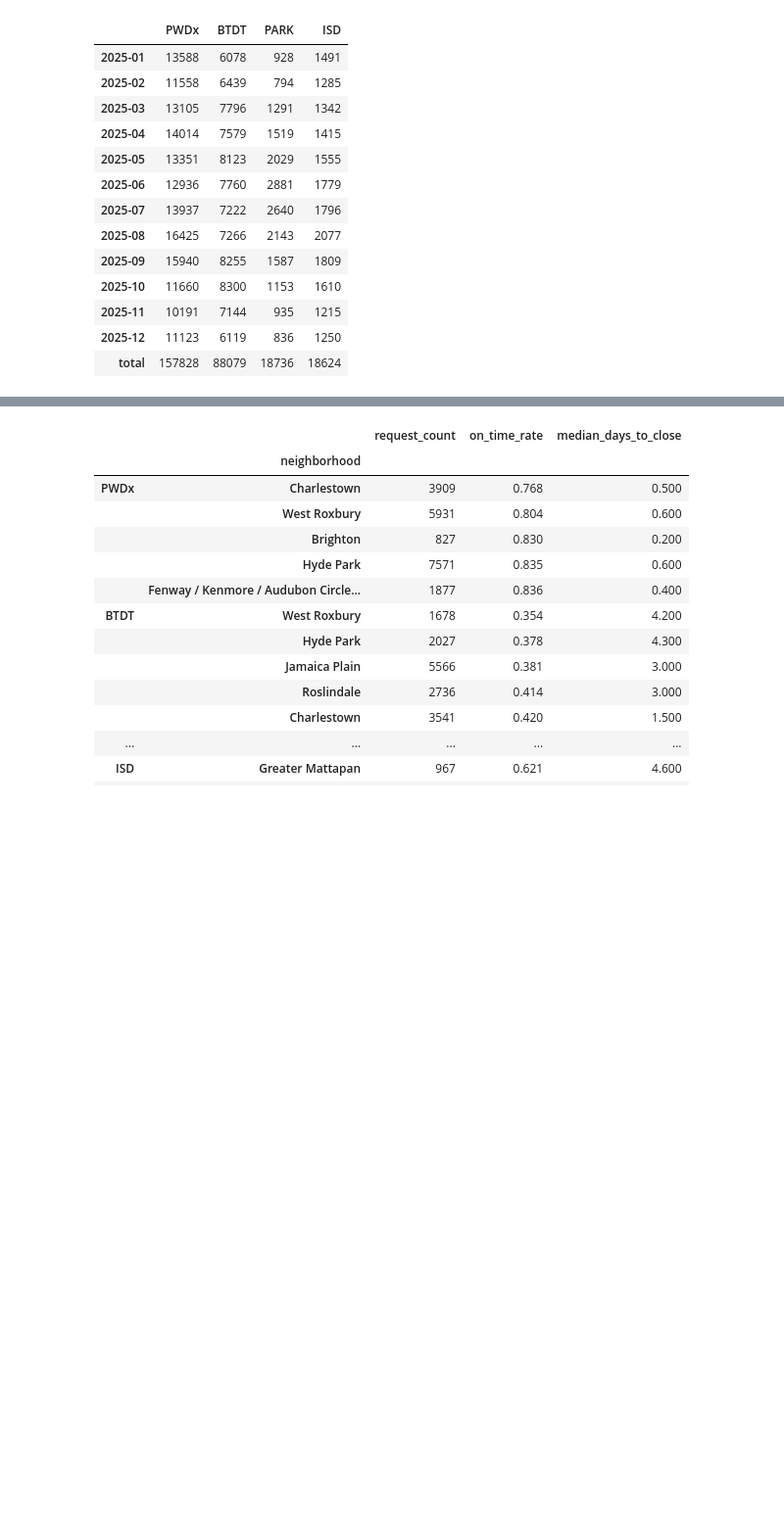
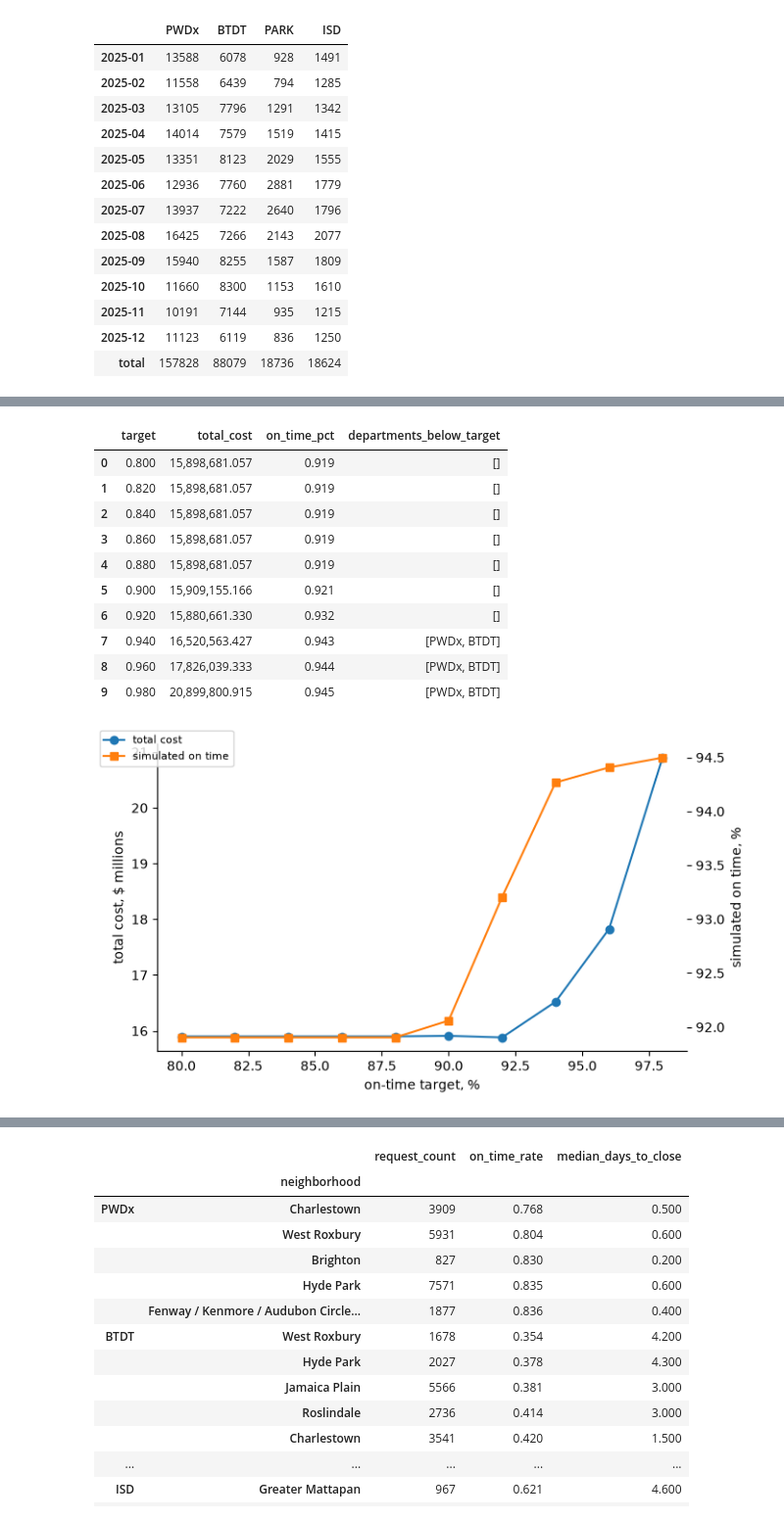
Before and after one commit to nishanth3112/boston311-crew-planner, a Jupyter notebook: notebooks/311_staffing_submission.ipynb, the cells around one changed output, grey strips where cells are left out. Shown at 98% size. Saved outputs shown, nothing was run; the diff lists cells and outputs as text; code cells hidden in the pictures; blank space fills up the shorter version.

```diff
--- a/notebooks/311_staffing_submission.ipynb
+++ b/notebooks/311_staffing_submission.ipynb
@@ -392,0 +642,31 @@ _Added in BOS-11: demand 20% above and below forecast, a snowstorm and a heat wa
+# %%
+curve = sensitivity.cost_curve()
+fig, ax = plt.subplots(figsize=(7, 4))
+ax.plot(curve["target"] * 100, curve["total_cost"] / 1e6, marker="o", label="total cost")
+ax.set_xlabel("on-time target, %")
+ax.set_ylabel("total cost, $ millions")
+ax2 = ax.twinx()
+ax2.plot(
+    curve["target"] * 100,
+    curve["on_time_pct"] * 100,
+    marker="s",
+    color="C1",
+    label="simulated on time",
+)
+ax2.set_ylabel("simulated on time, %")
+fig.legend(loc="upper left", fontsize=8)
+fig.tight_layout()
+curve.round(4)
+# %% [output]
+|  | target | total_cost | on_time_pct | departments_below_target |
+| 0 | 0.800 | 15,898,681.057 | 0.919 | [] |
+| 1 | 0.820 | 15,898,681.057 | 0.919 | [] |
+| 2 | 0.840 | 15,898,681.057 | 0.919 | [] |
+| 3 | 0.860 | 15,898,681.057 | 0.919 | [] |
+| 4 | 0.880 | 15,898,681.057 | 0.919 | [] |
+| 5 | 0.900 | 15,909,155.166 | 0.921 | [] |
+| 6 | 0.920 | 15,880,661.330 | 0.932 | [] |
+| 7 | 0.940 | 16,520,563.427 | 0.943 | [PWDx, BTDT] |
+| 8 | 0.960 | 17,826,039.333 | 0.944 | [PWDx, BTDT] |
+| 9 | 0.980 | 20,899,800.915 | 0.945 | [PWDx, BTDT] |
+[figure, added]
```
Also changed, not shown: parts of 38 cells of this notebook.
